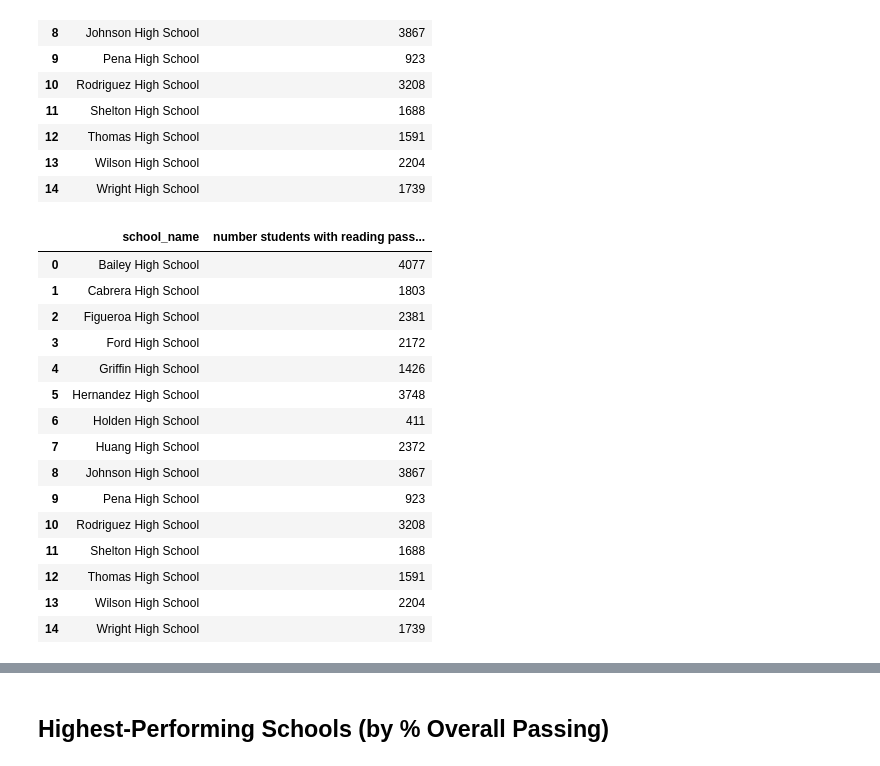
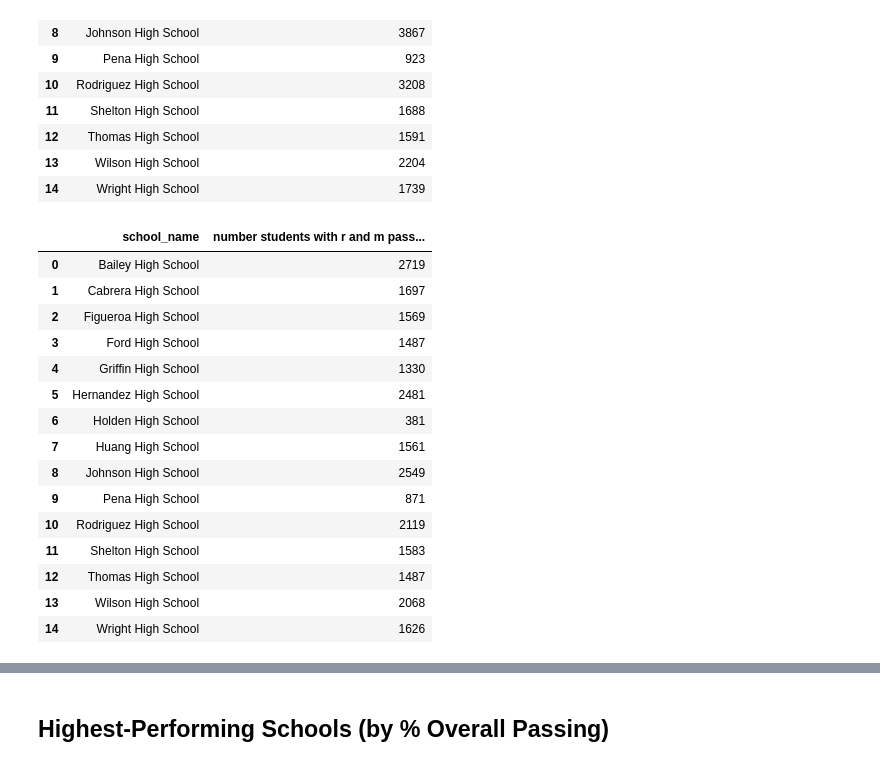
Before and after one commit to dragatuso/pandas-challenge, a Jupyter notebook: PyCitySchools/PyCitySchools_starter.ipynb, the cells around one changed output, grey strips where cells are left out. Saved outputs shown, nothing was run; the diff lists cells and outputs as text; code cells hidden in the pictures.

```diff
--- a/PyCitySchools/PyCitySchools_starter.ipynb
+++ b/PyCitySchools/PyCitySchools_starter.ipynb
@@ -245,27 +247,27 @@ school_students_passing_reading_df
 | 14 | Wright High School | 1739 |
 # %%
 # Use the provided code to calculate the number of students per school that passed both math and reading with scores of 70 or higher
-students_passing_math_and_reading = school_data_complete[(school_data_complete["reading_score"] >= 70) & (school_data_complete["math_score"] >= 70)]
+students_passing_math_and_reading = school_data_complete.loc[(school_data_complete["reading_score"] >= 70) & (school_data_complete["math_score"] >= 70),:]
 
-school_students_passing_math_and_reading = students_passing_math_and_reading.groupby(["school_name"]).size()
+school_students_passing_math_and_reading = students_passing_math_and_reading.groupby(["school_name"])
+school_students_passing_math_and_reading['student_name'].count()
 
-school_students_passing_math_and_reading_df=pd.DataFrame(students_passing_math_and_reading.groupby(["school_name"]).size()).reset_index()
-school_students_passing_math_and_reading_df.rename(columns={'number students with reading passing scores':'number students with r and m passing scores'})
-school_students_passing_reading_df
+school_students_passing_math_and_reading_df=pd.DataFrame(school_students_passing_math_and_reading['student_name'].count()).reset_index().rename(columns={'student_name':'number students with r and m passing scores'})
+school_students_passing_math_and_reading_df
 # %% [output]
-|  | school_name | number students with reading pass... |
-| 0 | Bailey High School | 4077 |
-| 1 | Cabrera High School | 1803 |
-| 2 | Figueroa High School | 2381 |
-| 3 | Ford High School | 2172 |
-| 4 | Griffin High School | 1426 |
-| 5 | Hernandez High School | 3748 |
-| 6 | Holden High School | 411 |
-| 7 | Huang High School | 2372 |
-| 8 | Johnson High School | 3867 |
-| 9 | Pena High School | 923 |
-| 10 | Rodriguez High School | 3208 |
-| 11 | Shelton High School | 1688 |
-| 12 | Thomas High School | 1591 |
-| 13 | Wilson High School | 2204 |
-| 14 | Wright High School | 1739 |
+|  | school_name | number students with r and m pass... |
+| 0 | Bailey High School | 2719 |
+| 1 | Cabrera High School | 1697 |
+| 2 | Figueroa High School | 1569 |
+| 3 | Ford High School | 1487 |
+| 4 | Griffin High School | 1330 |
+| 5 | Hernandez High School | 2481 |
+| 6 | Holden High School | 381 |
+| 7 | Huang High School | 1561 |
+| 8 | Johnson High School | 2549 |
+| 9 | Pena High School | 871 |
+| 10 | Rodriguez High School | 2119 |
+| 11 | Shelton High School | 1583 |
+| 12 | Thomas High School | 1487 |
+| 13 | Wilson High School | 2068 |
+| 14 | Wright High School | 1626 |
```
Also changed, not shown: parts of 6 cells of this notebook.
